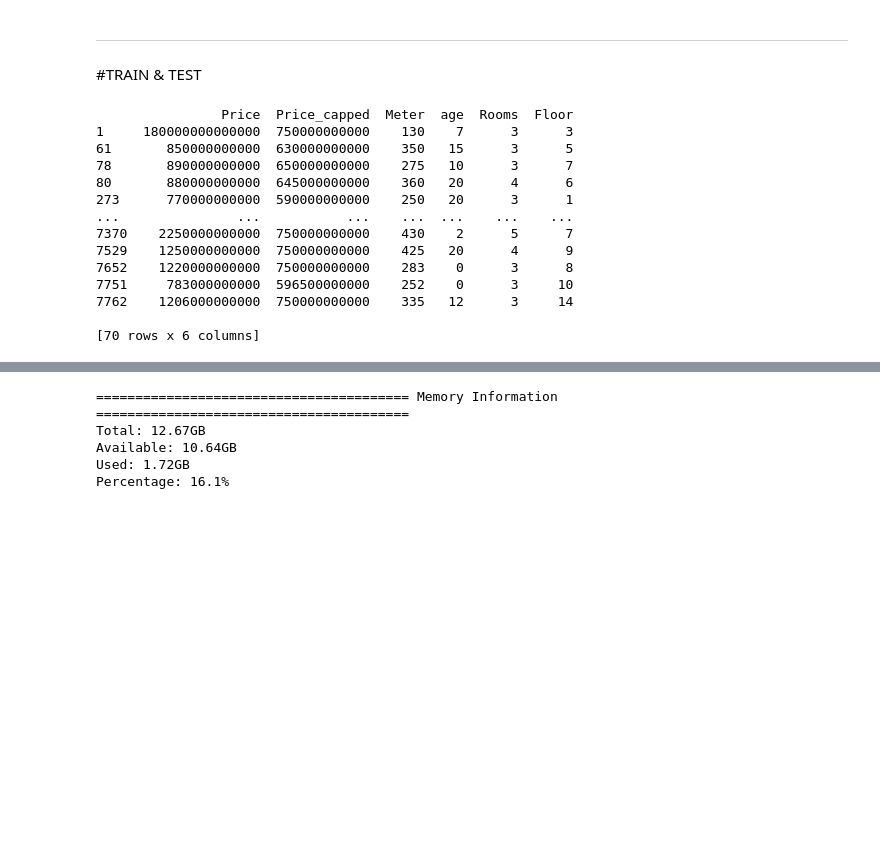
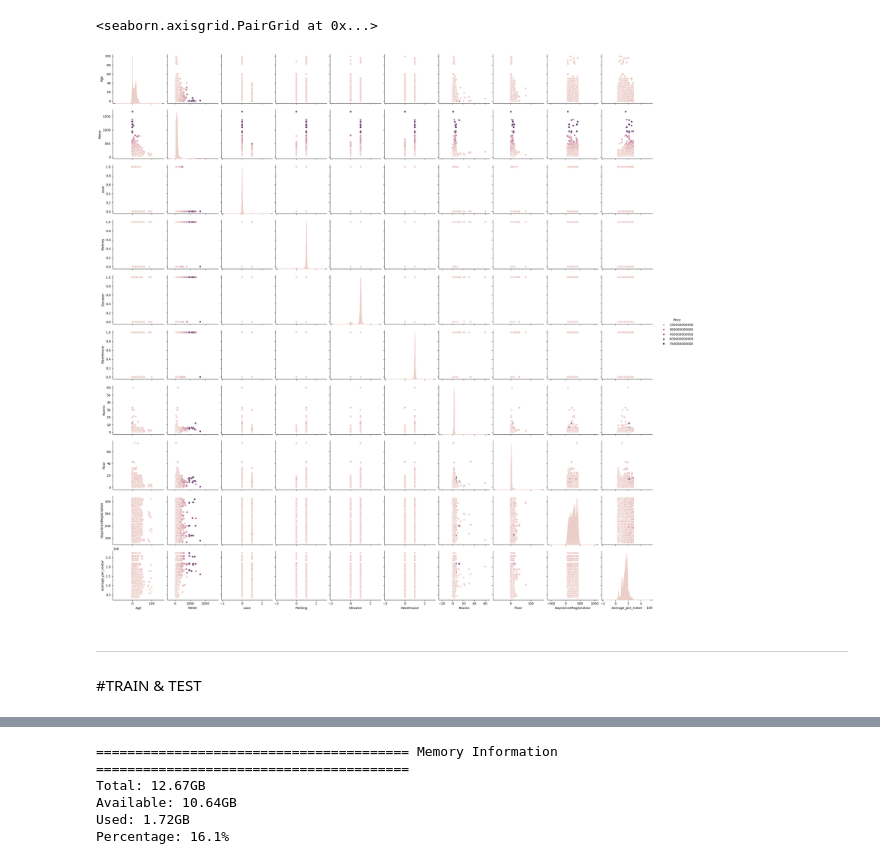
Before and after one commit to foadsadr/Hosue-price-prediction, a Jupyter notebook: preprocessing_properties.ipynb, the cells around one changed output, grey strips where cells are left out. Saved outputs shown, nothing was run; the diff lists cells and outputs as text; code cells hidden in the pictures; blank space fills up the shorter version.

```diff
--- a/preprocessing_properties.ipynb
+++ b/preprocessing_properties.ipynb
@@ -559,3 +262,8 @@ dtype: int64
+# %%
+sns.pairplot(df_encoded.drop(columns=['Price_capped']), hue='Price')
+# %% [output]
+<seaborn.axisgrid.PairGrid at 0x...>
+[figure, added]
 # %% [markdown]
 --------------------------------------------------------------------------------------------------------------------
 #TRAIN & TEST
@@ -576,36 +284,2 @@ def result(y_pred):
     print("Mean Squared Error (MSE):", mse)
     print("R-squared (R2):", r2)
-# %%
-upper_cap_95 = df_encoded['Price'].quantile(0.95)
-upper_cap_99 = df_encoded['Price'].quantile(0.99)
-
-df_encoded['Price_capped_95'] = df_encoded['Price'].clip(upper=upper_cap_95)
-df_encoded['Price_avg'] = (df_encoded['Price'] + df_encoded['Price_capped_95']) / 2
-
-df_encoded['Price_capped'] = df_encoded['Price_avg'].clip(upper=upper_cap_99)
-df_encoded['Price_capped'] = df_encoded['Price_capped'].astype('int')
-print(df_encoded[['Price','Price_capped', 'Meter', 'age', 'Rooms', 'Floor']][df_encoded['Price'] > upper_cap_99])
-
-X = df_encoded.drop(['Price', 'Price_capped_95', 'Price_avg', 'Price_capped'], axis=1)
-y = df_encoded['Price_capped']
-
-continuous_features = ['age', 'Meter', 'DaysSinceRegistration', 'per_meter']
-scaler = StandardScaler()
-X[continuous_features] = scaler.fit_transform(X[continuous_features])
-
-X_train, X_test, y_train, y_test = train_test_split(X, y, test_size=0.2, random_state=42)
-# %% [output]
-                Price  Price_capped  Meter  age  Rooms  Floor
-1     180000000000000  750000000000    130    7      3      3
-61       850000000000  630000000000    350   15      3      5
-78       890000000000  650000000000    275   10      3      7
-80       880000000000  645000000000    360   20      4      6
-273      770000000000  590000000000    250   20      3      1
-...               ...           ...    ...  ...    ...    ...
-7370    2250000000000  750000000000    430    2      5      7
-7529    1250000000000  750000000000    425   20      4      9
-7652    1220000000000  750000000000    283    0      3      8
-7751     783000000000  596500000000    252    0      3     10
-7762    1206000000000  750000000000    335   12      3     14
-
-[70 rows x 6 columns]
```
Also changed, not shown: parts of 76 cells of this notebook.
